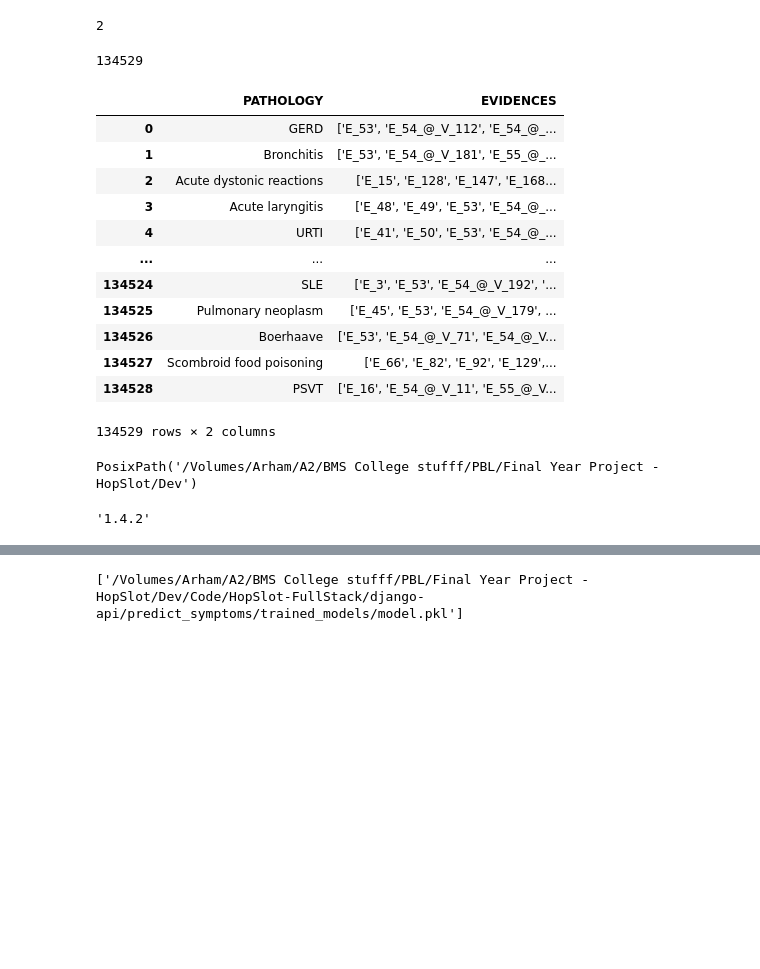
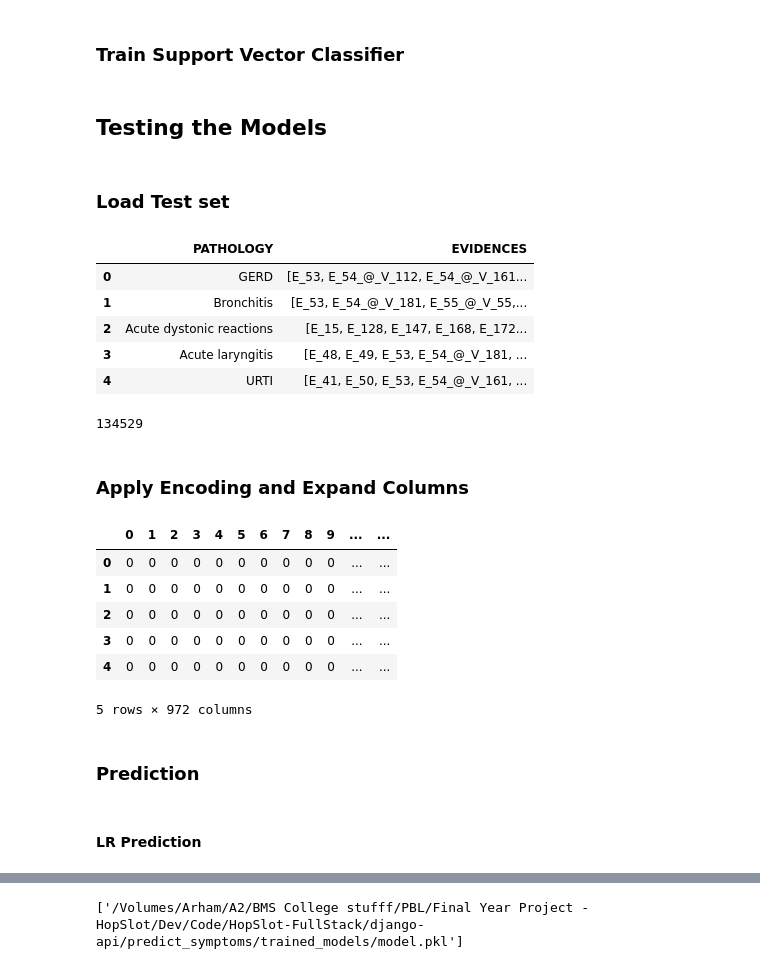
Before and after one commit to arhamsc/HopSlot, a Jupyter notebook: HopSlot-DL/HopSlotDL_LR_model.ipynb, the cells around one changed output, grey strips where cells are left out. Drawn from its saved outputs; the diff is of its cells as text; code cells hidden in the pictures; blank space fills up the shorter version.

```diff
--- a/HopSlot-DL/HopSlotDL_LR_model.ipynb
+++ b/HopSlot-DL/HopSlotDL_LR_model.ipynb
@@ -54,40 +123,44 @@ Pipeline(steps=[('tfidfvectorizer', TfidfVectorizer()),
+# %% [markdown]
+### Train Support Vector Classifier
+# %% [markdown]
+## Testing the Models
+# %% [markdown]
+### Load Test set
 # %%
-df_test=pd.read_csv('./datasets/final/release_test_patients.csv')
+df_test = pd.read_csv('./datasets/final/release_test_patients.csv', converters={
+    'EVIDENCES': ast.literal_eval,
+})
 pd.set_option('display.max_colwidth', None)
 
 new_df_test = df_test[selected_columns]
+
+new_df_test.head(5)
+# %% [output]
+|  | PATHOLOGY | EVIDENCES |
+| 0 | GERD | [E_53, E_54_@_V_112, E_54_@_V_161... |
+| 1 | Bronchitis | [E_53, E_54_@_V_181, E_55_@_V_55,... |
+| 2 | Acute dystonic reactions | [E_15, E_128, E_147, E_168, E_172... |
+| 3 | Acute laryngitis | [E_48, E_49, E_53, E_54_@_V_181, ... |
+| 4 | URTI | [E_41, E_50, E_53, E_54_@_V_161, ... |
-# %%
-new_df_test
-# %% [output]
-2
 # %%
 new_df_test["EVIDENCES"].size
 # %% [output]
 134529
-# %%
-new_df_test
-# %% [output]
-|  | PATHOLOGY | EVIDENCES |
-| 0 | GERD | ['E_53', 'E_54_@_V_112', 'E_54_@_... |
-| 1 | Bronchitis | ['E_53', 'E_54_@_V_181', 'E_55_@_... |
-| 2 | Acute dystonic reactions | ['E_15', 'E_128', 'E_147', 'E_168... |
-| 3 | Acute laryngitis | ['E_48', 'E_49', 'E_53', 'E_54_@_... |
-| 4 | URTI | ['E_41', 'E_50', 'E_53', 'E_54_@_... |
-| ... | ... | ... |
-| 134524 | SLE | ['E_3', 'E_53', 'E_54_@_V_192', '... |
-| 134525 | Pulmonary neoplasm | ['E_45', 'E_53', 'E_54_@_V_179', ... |
-| 134526 | Boerhaave | ['E_53', 'E_54_@_V_71', 'E_54_@_V... |
-| 134527 | Scombroid food poisoning | ['E_66', 'E_82', 'E_92', 'E_129',... |
-| 134528 | PSVT | ['E_16', 'E_54_@_V_11', 'E_55_@_V... |
-134529 rows × 2 columns
-# %%
-from pathlib import Path
-Path().cwd().parent.parent
-# %% [output]
-PosixPath('/Volumes/Arham/A2/BMS College stufff/PBL/Final Year Project - HopSlot/Dev')
-# %%
-import joblib
-
-joblib.__version__
-# %% [output]
-'1.4.2'
+# %% [markdown]
+### Apply Encoding and Expand Columns
+# %%
+new_df_test.loc[:, "EVIDENCES"] = new_df_test.EVIDENCES.apply(lambda x: evidenceEncoder.transform([x]))
+# %%
+X_test = expand2DCellToColumns(new_df_test, "EVIDENCES")
+# %%
+X_test.head(5)
+# %% [output]
+|  | 0 | 1 | 2 | 3 | 4 | 5 | 6 | 7 | 8 | 9 | ... | ... |
+| 0 | 0 | 0 | 0 | 0 | 0 | 0 | 0 | 0 | 0 | 0 | ... | ... |
+| 1 | 0 | 0 | 0 | 0 | 0 | 0 | 0 | 0 | 0 | 0 | ... | ... |
+| 2 | 0 | 0 | 0 | 0 | 0 | 0 | 0 | 0 | 0 | 0 | ... | ... |
+| 3 | 0 | 0 | 0 | 0 | 0 | 0 | 0 | 0 | 0 | 0 | ... | ... |
+| 4 | 0 | 0 | 0 | 0 | 0 | 0 | 0 | 0 | 0 | 0 | ... | ... |
+5 rows × 972 columns
+# %% [markdown]
+### Prediction
@@ -93,0 +170,2 @@ joblib.__version__
+# %% [markdown]
+#### LR Prediction
```
Also changed, not shown: parts of 41 cells of this notebook, 36 other files.
